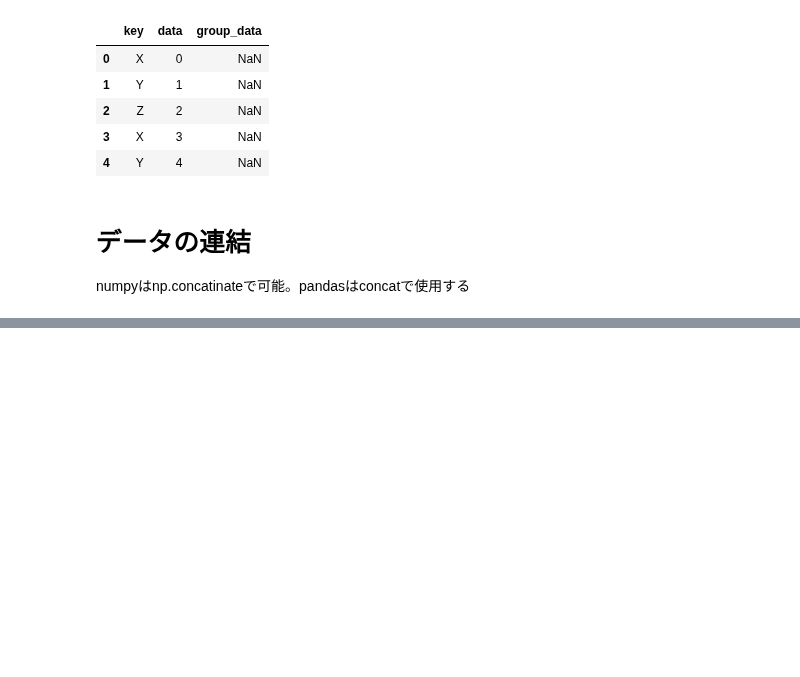
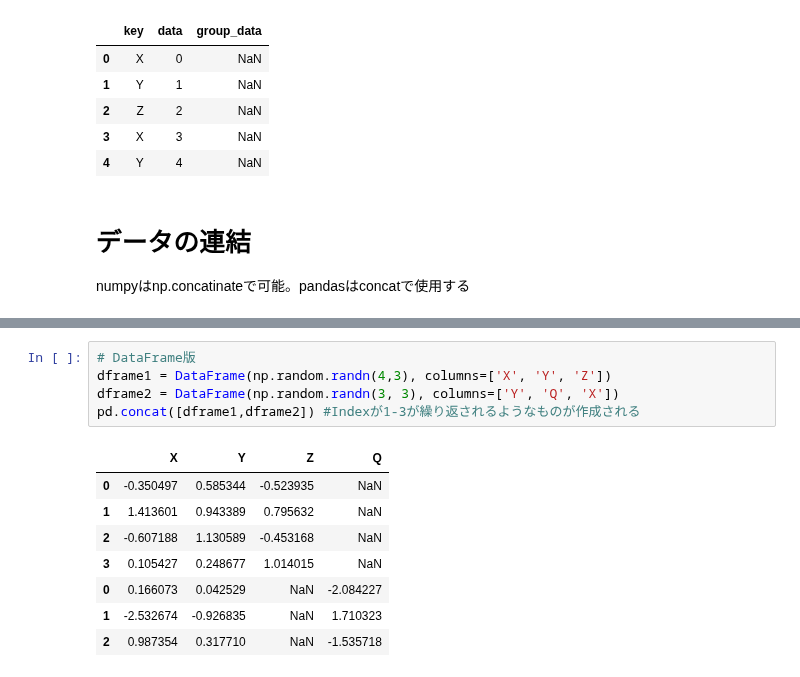
Before and after one commit to largekind/DataScience, a Jupyter notebook: DataFix.ipynb, the cells around one changed output, grey strips where cells are left out. Saved outputs shown, nothing was run; the diff lists cells and outputs as text; blank space fills up the shorter version.

Commit message:
Add usage of Pandas concat

```diff
--- a/DataFix.ipynb
+++ b/DataFix.ipynb
@@ -225,0 +260,14 @@ numpyはnp.concatinateで可能。pandasはconcatで使用する
+# %%
+# DataFrame版
+dframe1 = DataFrame(np.random.randn(4,3), columns=['X', 'Y', 'Z'])
+dframe2 = DataFrame(np.random.randn(3, 3), columns=['Y', 'Q', 'X'])
+pd.concat([dframe1,dframe2]) #Indexが1-3が繰り返されるようなものが作成される
+# %% [output]
+|  | X | Y | Z | Q |
+| 0 | -0.350497 | 0.585344 | -0.523935 | NaN |
+| 1 | 1.413601 | 0.943389 | 0.795632 | NaN |
+| 2 | -0.607188 | 1.130589 | -0.453168 | NaN |
+| 3 | 0.105427 | 0.248677 | 1.014015 | NaN |
+| 0 | 0.166073 | 0.042529 | NaN | -2.084227 |
+| 1 | -2.532674 | -0.926835 | NaN | 1.710323 |
+| 2 | 0.987354 | 0.317710 | NaN | -1.535718 |
```
Also changed, not shown: parts of 5 cells of this notebook.
